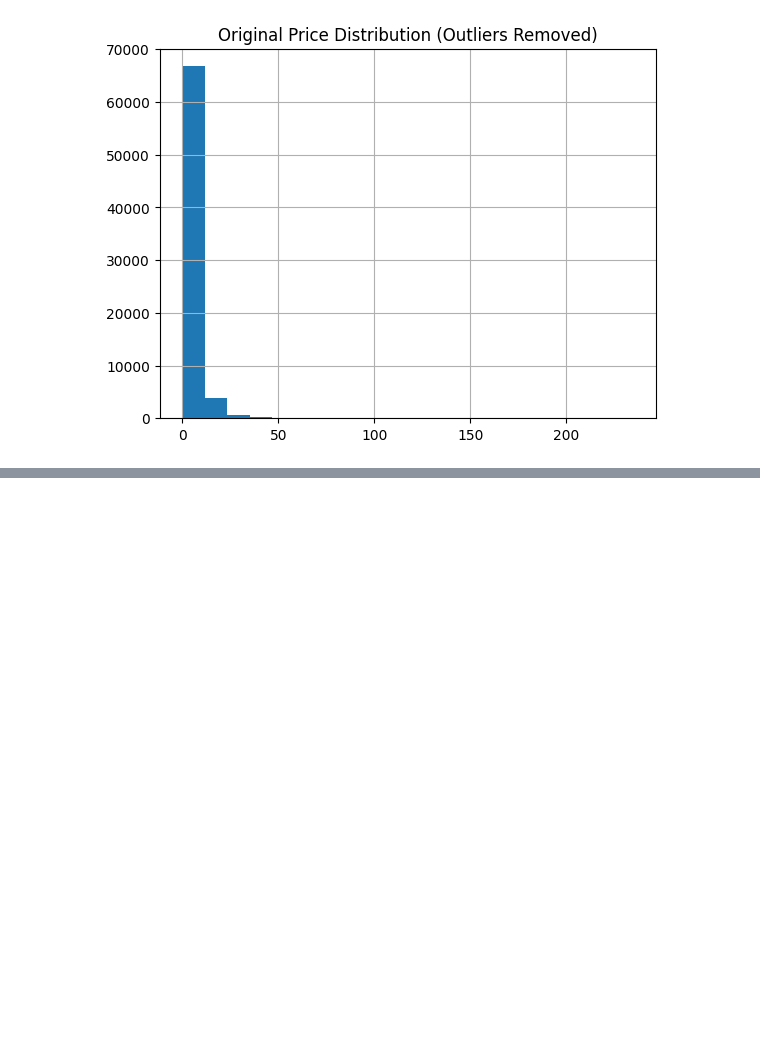
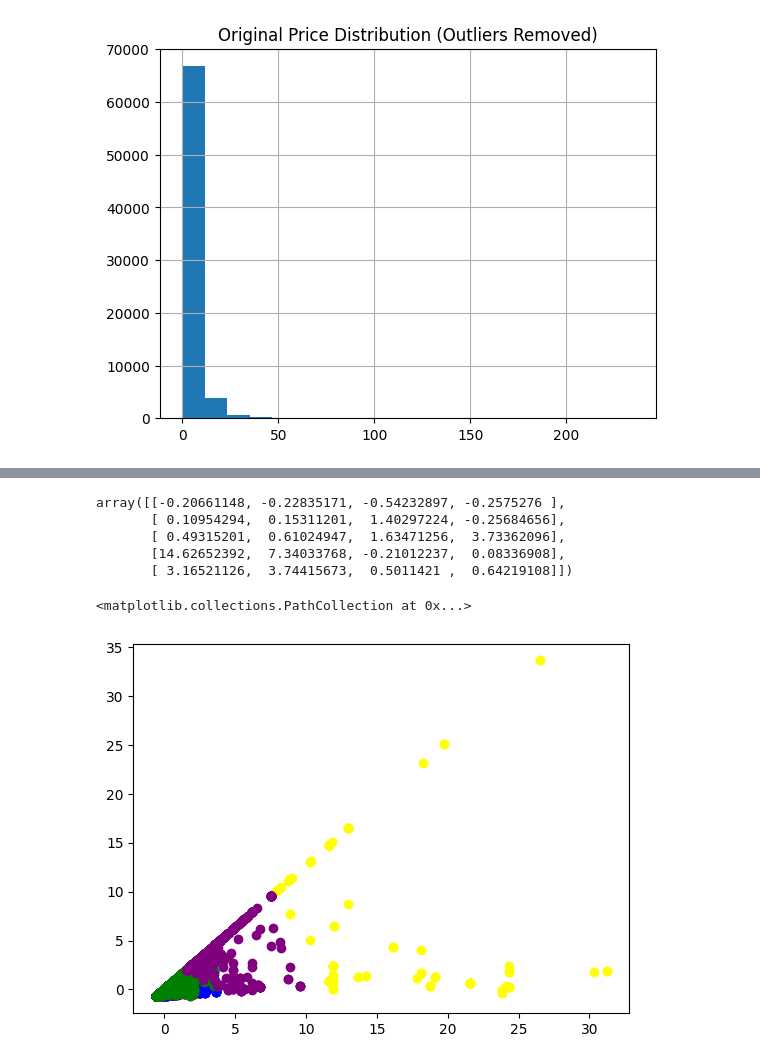
Before and after one commit to Somphone-Isabelle/MachineLearningProject, a Jupyter notebook: ml_project (2).ipynb, the cells around one changed output, grey strips where cells are left out. Cells and saved outputs as stored; diff of their text form; code cells hidden in the pictures; blank space fills up the shorter version.

```diff
--- a/ml_project (2).ipynb
+++ b/ml_project (2).ipynb
@@ -280,0 +333,3 @@ Text(0.5, 1.0, 'Price vs Reviews')
+# %%
+stmdata['cluster'] = y_predicted
+stmdata.head()
@@ -280,0 +348,23 @@ Text(0.5, 1.0, 'Price vs Reviews')
+# %%
+km.cluster_centers_
+# %% [output]
+array([[-0.20661148, -0.22835171, -0.54232897, -0.2575276 ],
+       [ 0.10954294,  0.15311201,  1.40297224, -0.25684656],
+       [ 0.49315201,  0.61024947,  1.63471256,  3.73362096],
+       [14.62652392,  7.34033768, -0.21012237,  0.08336908],
+       [ 3.16521126,  3.74415673,  0.5011421 ,  0.64219108]])
+# %%
+stm1 = stmdata[stmdata['cluster'] == 0]
+stm2 = stmdata[stmdata['cluster'] == 1]
+stm3 = stmdata[stmdata['cluster'] == 2]
+stm4 = stmdata[stmdata['cluster'] == 3]
+stm5 = stmdata[stmdata['cluster'] == 4]
+
+plt.scatter(stm1['Original Price'],stm1['Discounted Price'], color='red')
+plt.scatter(stm2['Original Price'],stm2['Discounted Price'], color='blue')
+plt.scatter(stm3['Original Price'],stm3['Discounted Price'], color='green')
+plt.scatter(stm4['Original Price'],stm4['Discounted Price'], color='yellow')
+plt.scatter(stm5['Original Price'],stm5['Discounted Price'], color='purple')
+# %% [output]
+<matplotlib.collections.PathCollection at 0x...>
+[figure, added]
```
Also changed, not shown: parts of 15 cells of this notebook.
